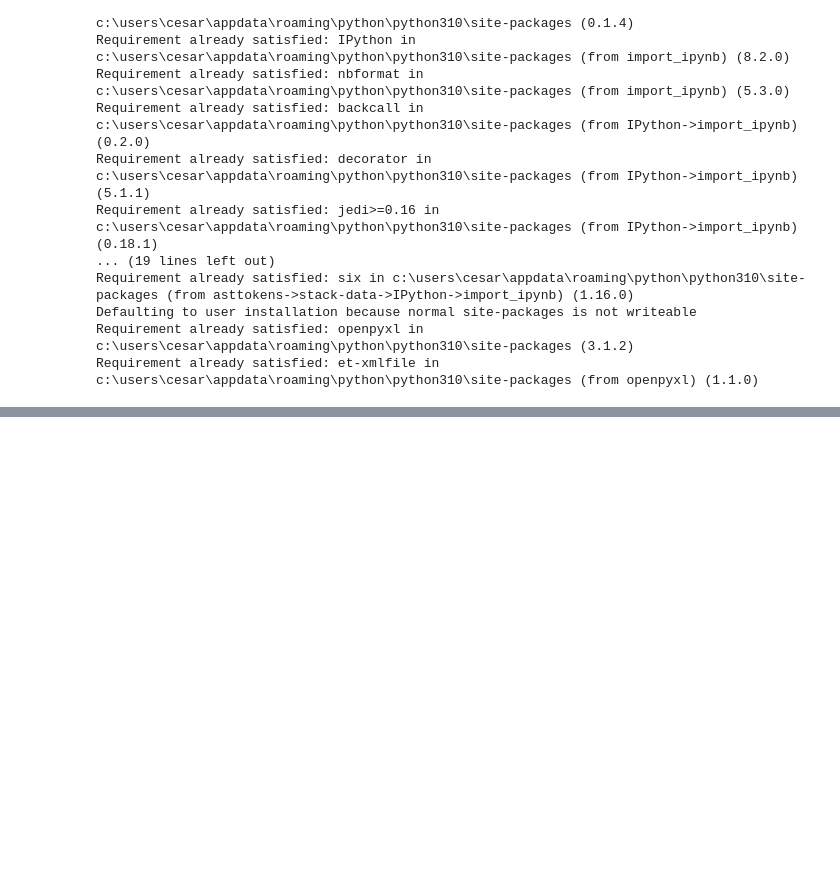
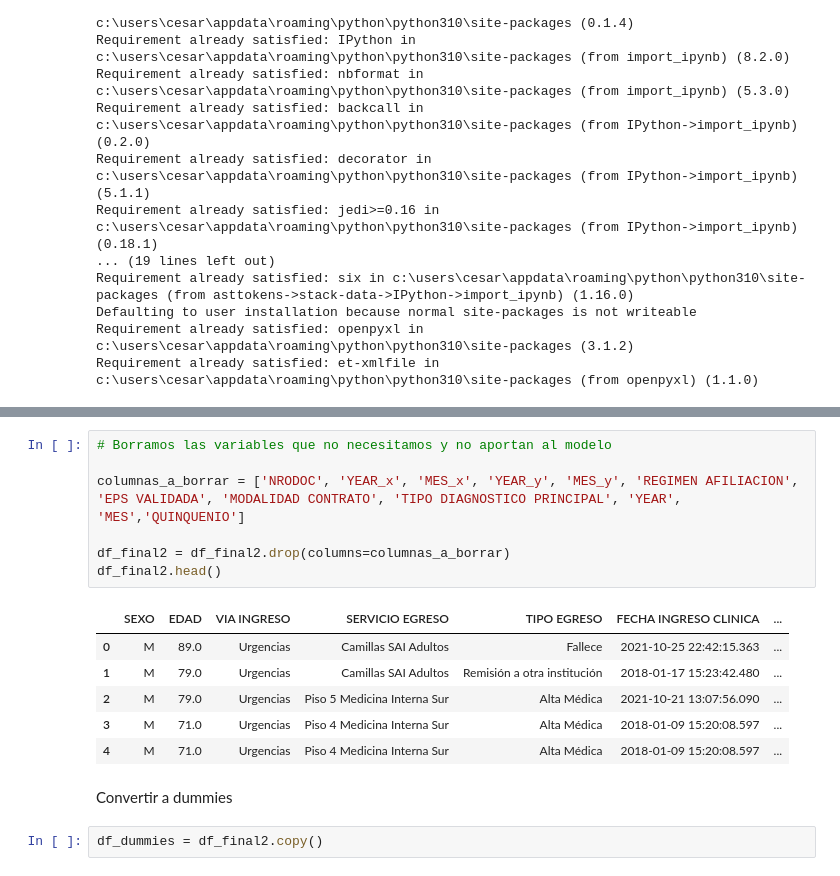
Before and after one commit to veronica1908/SALUD_E3_AIII, a Jupyter notebook: b_modelo.ipynb, the cells around one changed output, grey strips where cells are left out. Saved outputs shown, nothing was run; the diff lists cells and outputs as text; blank space fills up the shorter version.

```diff
--- a/b_modelo.ipynb
+++ b/b_modelo.ipynb
@@ -69,0 +108,18 @@ df2016
+# %%
+# Borramos las variables que no necesitamos y no aportan al modelo
+
+columnas_a_borrar = ['NRODOC', 'YEAR_x', 'MES_x', 'YEAR_y', 'MES_y', 'REGIMEN AFILIACION', 'EPS VALIDADA', 'MODALIDAD CONTRATO', 'TIPO DIAGNOSTICO PRINCIPAL', 'YEAR', 'MES','QUINQUENIO']
+
+df_final2 = df_final2.drop(columns=columnas_a_borrar)
+df_final2.head()
+# %% [output]
+|  | SEXO | EDAD | VIA INGRESO | SERVICIO EGRESO | TIPO EGRESO | FECHA INGRESO CLINICA | ... |
+| 0 | M | 89.0 | Urgencias | Camillas SAI Adultos | Fallece | 2021-10-25 22:42:15.363 | ... |
+| 1 | M | 79.0 | Urgencias | Camillas SAI Adultos | Remisión a otra institución | 2018-01-17 15:23:42.480 | ... |
+| 2 | M | 79.0 | Urgencias | Piso 5 Medicina Interna Sur | Alta Médica | 2021-10-21 13:07:56.090 | ... |
+| 3 | M | 71.0 | Urgencias | Piso 4 Medicina Interna Sur | Alta Médica | 2018-01-09 15:20:08.597 | ... |
+| 4 | M | 71.0 | Urgencias | Piso 4 Medicina Interna Sur | Alta Médica | 2018-01-09 15:20:08.597 | ... |
+# %% [markdown]
+Convertir a dummies
+# %%
+df_dummies = df_final2.copy()
```
Also changed, not shown: parts of 12 cells of this notebook.
